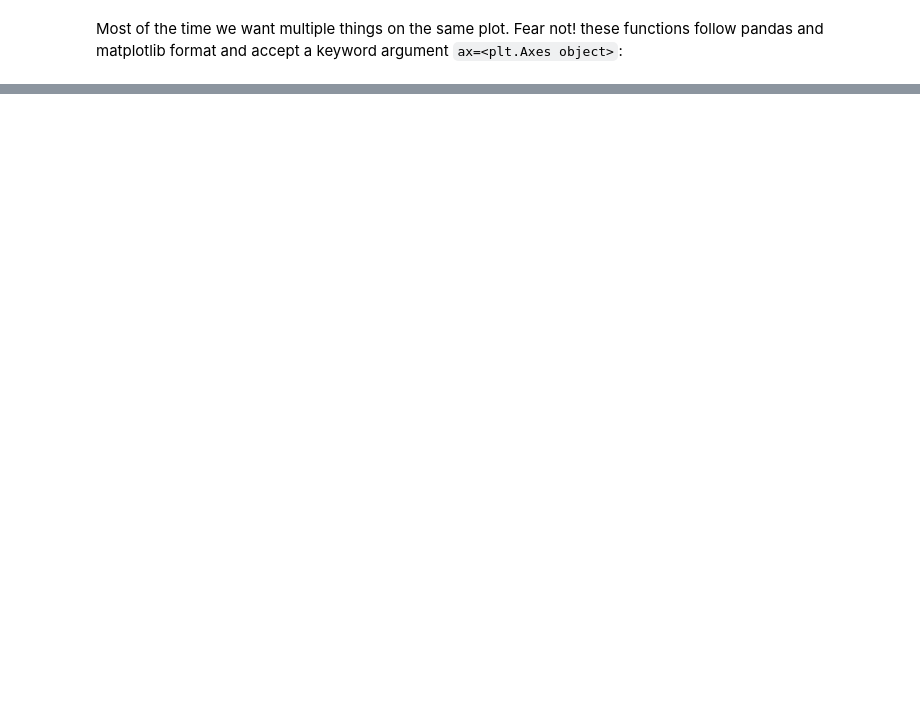
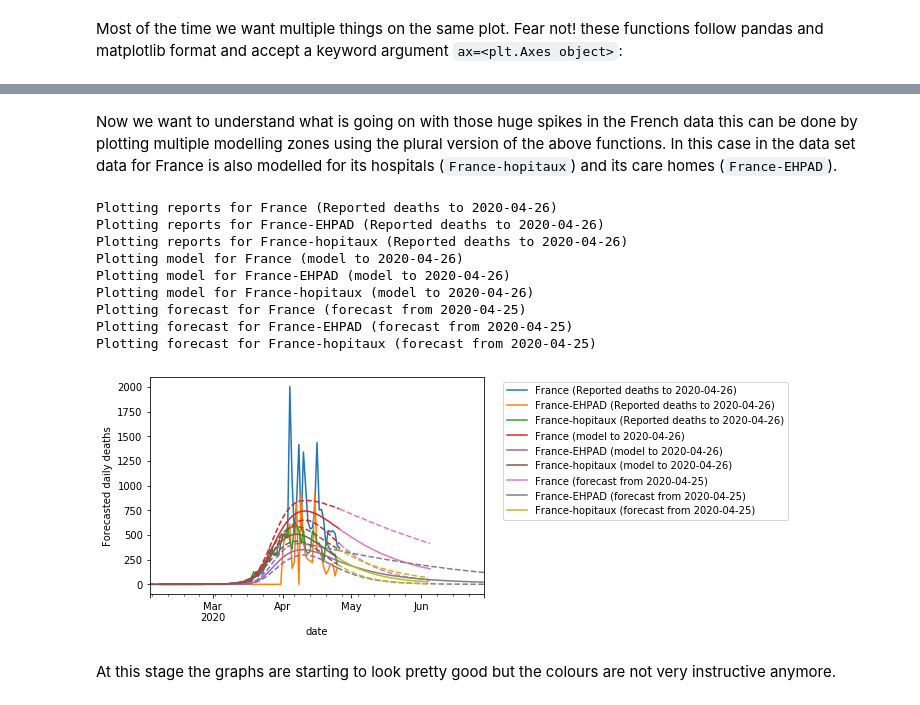
Before and after one commit to payoto/covid19model-fr-regions-results, a Jupyter notebook: data_load.ipynb, the cells around one changed output, grey strips where cells are left out. Saved outputs shown, nothing was run; the diff lists cells and outputs as text; code cells hidden in the pictures; blank space fills up the shorter version.

```diff
--- a/data_load.ipynb
+++ b/data_load.ipynb
@@ -219,0 +210,27 @@ analysis_set_france
+# %% [markdown]
+Now we want to understand what is going on with those huge spikes in the French data
+this can be done by plotting multiple modelling zones using the  plural version of the above functions. In this case in the data set data for France is also modelled for its
+hospitals (`France-hopitaux`) and its care homes (`France-EHPAD`).
+# %%
+country_list = ["France", "France-EHPAD", "France-hopitaux"]
+# Plot the data (the reported data without any line, and with a marker every time)
+ax_compare = plot_report_countries(model.data["modelling"], country_list=country_list)
+plot_model_countries(model.data["modelling"], country_list=country_list, ax=ax_compare)
+plot_forecast_countries(model.data["forecasting"], country_list=country_list, ax=ax_compare)
+
+# For clarity we remove the confidence intervals and the move the legend out
+remove_confidence_interval_legend_labels(ax_compare)
+modify_legend(ax_compare, bbox_to_anchor=(1.04, 1.0), loc='upper left')
+# %% [output]
+Plotting reports for France (Reported deaths to 2020-04-26)
+Plotting reports for France-EHPAD (Reported deaths to 2020-04-26)
+Plotting reports for France-hopitaux (Reported deaths to 2020-04-26)
+Plotting model for France (model to 2020-04-26)
+Plotting model for France-EHPAD (model to 2020-04-26)
+Plotting model for France-hopitaux (model to 2020-04-26)
+Plotting forecast for France (forecast from 2020-04-25)
+Plotting forecast for France-EHPAD (forecast from 2020-04-25)
+Plotting forecast for France-hopitaux (forecast from 2020-04-25)
+[figure, added]
+# %% [markdown]
+At this stage the graphs are starting to look pretty good but the colours are not very instructive anymore.
```
Also changed, not shown: parts of 19 cells of this notebook, 2 other files.
